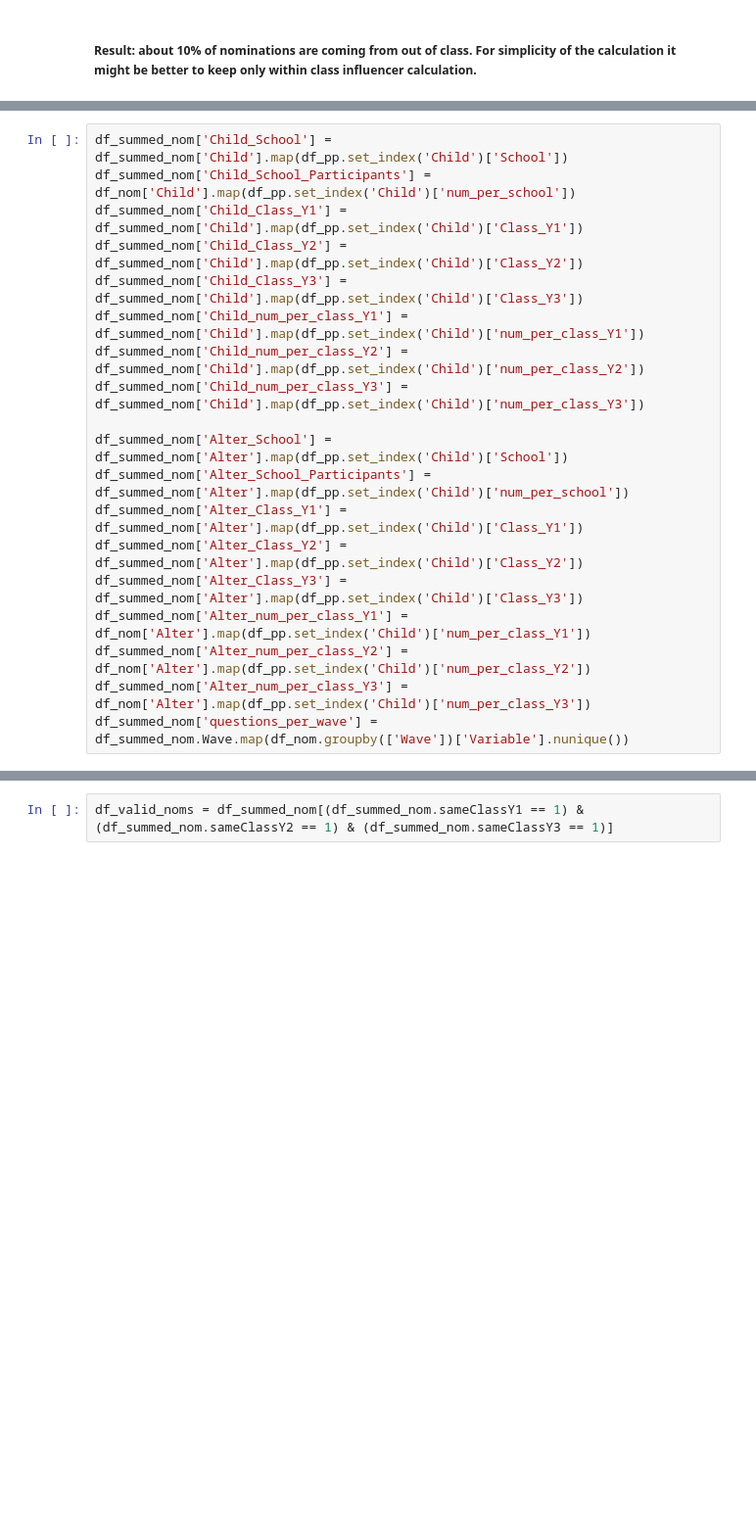
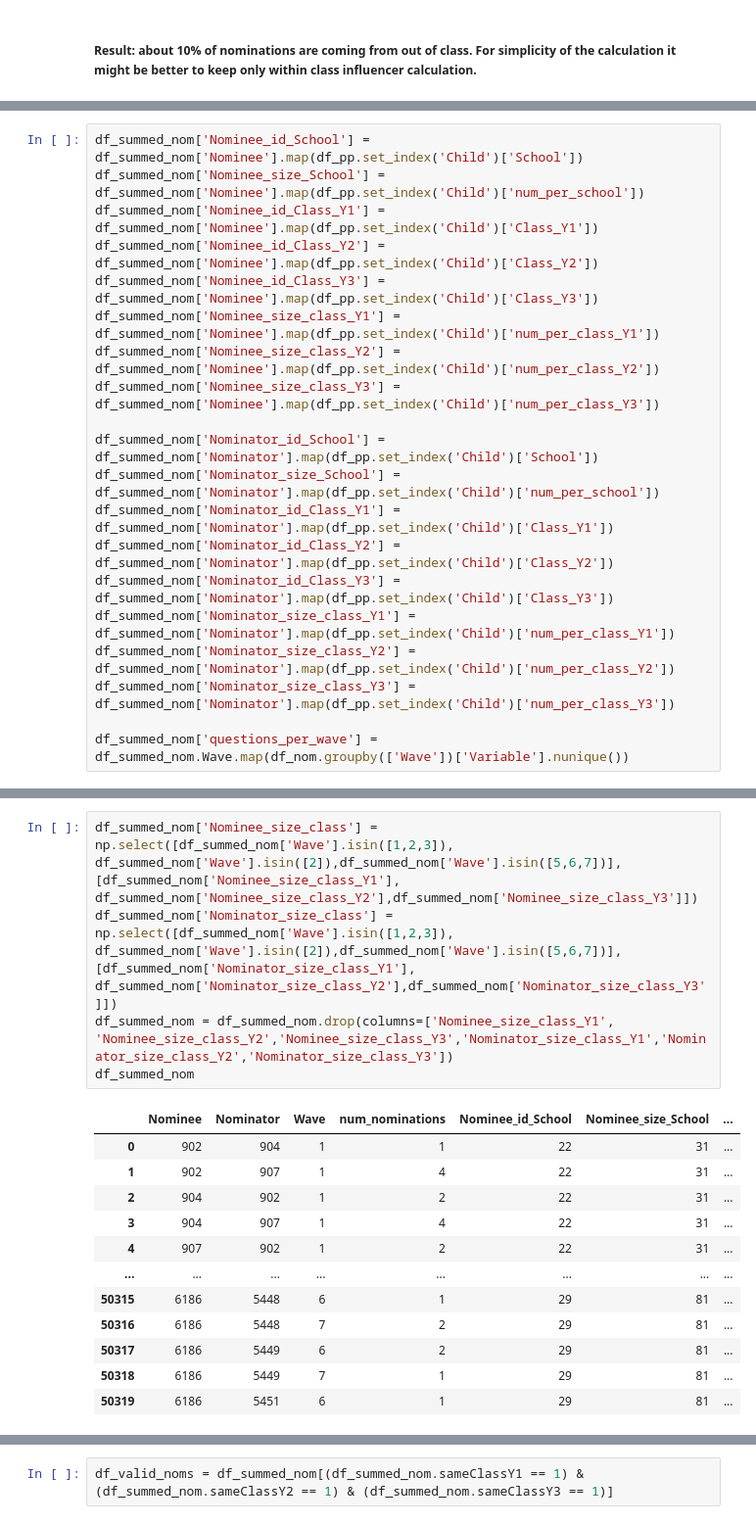
Before and after one commit to MovezNetwork/InfluencersPrediction, a Jupyter notebook: notebooks/EDA_Influencers.ipynb, the cells around one changed output, grey strips where cells are left out. Shown at 98% size. Cells and saved outputs as stored; diff of their text form; blank space fills up the shorter version.

```diff
--- a/notebooks/EDA_Influencers.ipynb
+++ b/notebooks/EDA_Influencers.ipynb
@@ -345,19 +191,20 @@ df_summed_nom
 # %%
-df_summed_nom['Child_School'] = df_summed_nom['Child'].map(df_pp.set_index('Child')['School'])
-df_summed_nom['Child_School_Participants'] = df_nom['Child'].map(df_pp.set_index('Child')['num_per_school'])
-df_summed_nom['Child_Class_Y1'] = df_summed_nom['Child'].map(df_pp.set_index('Child')['Class_Y1'])
-df_summed_nom['Child_Class_Y2'] = df_summed_nom['Child'].map(df_pp.set_index('Child')['Class_Y2'])
-df_summed_nom['Child_Class_Y3'] = df_summed_nom['Child'].map(df_pp.set_index('Child')['Class_Y3'])
-df_summed_nom['Child_num_per_class_Y1'] = df_summed_nom['Child'].map(df_pp.set_index('Child')['num_per_class_Y1'])
-df_summed_nom['Child_num_per_class_Y2'] = df_summed_nom['Child'].map(df_pp.set_index('Child')['num_per_class_Y2'])
-df_summed_nom['Child_num_per_class_Y3'] = df_summed_nom['Child'].map(df_pp.set_index('Child')['num_per_class_Y3'])
+df_summed_nom['Nominee_id_School'] = df_summed_nom['Nominee'].map(df_pp.set_index('Child')['School'])
+df_summed_nom['Nominee_size_School'] = df_summed_nom['Nominee'].map(df_pp.set_index('Child')['num_per_school'])
+df_summed_nom['Nominee_id_Class_Y1'] = df_summed_nom['Nominee'].map(df_pp.set_index('Child')['Class_Y1'])
+df_summed_nom['Nominee_id_Class_Y2'] = df_summed_nom['Nominee'].map(df_pp.set_index('Child')['Class_Y2'])
+df_summed_nom['Nominee_id_Class_Y3'] = df_summed_nom['Nominee'].map(df_pp.set_index('Child')['Class_Y3'])
+df_summed_nom['Nominee_size_class_Y1'] = df_summed_nom['Nominee'].map(df_pp.set_index('Child')['num_per_class_Y1'])
+df_summed_nom['Nominee_size_class_Y2'] = df_summed_nom['Nominee'].map(df_pp.set_index('Child')['num_per_class_Y2'])
+df_summed_nom['Nominee_size_class_Y3'] = df_summed_nom['Nominee'].map(df_pp.set_index('Child')['num_per_class_Y3'])
 
-df_summed_nom['Alter_School'] = df_summed_nom['Alter'].map(df_pp.set_index('Child')['School'])
-df_summed_nom['Alter_School_Participants'] = df_summed_nom['Alter'].map(df_pp.set_index('Child')['num_per_school'])
-df_summed_nom['Alter_Class_Y1'] = df_summed_nom['Alter'].map(df_pp.set_index('Child')['Class_Y1'])
-df_summed_nom['Alter_Class_Y2'] = df_summed_nom['Alter'].map(df_pp.set_index('Child')['Class_Y2'])
-df_summed_nom['Alter_Class_Y3'] = df_summed_nom['Alter'].map(df_pp.set_index('Child')['Class_Y3'])
-df_summed_nom['Alter_num_per_class_Y1'] = df_nom['Alter'].map(df_pp.set_index('Child')['num_per_class_Y1'])
-df_summed_nom['Alter_num_per_class_Y2'] = df_nom['Alter'].map(df_pp.set_index('Child')['num_per_class_Y2'])
-df_summed_nom['Alter_num_per_class_Y3'] = df_nom['Alter'].map(df_pp.set_index('Child')['num_per_class_Y3'])
+df_summed_nom['Nominator_id_School'] = df_summed_nom['Nominator'].map(df_pp.set_index('Child')['School'])
+df_summed_nom['Nominator_size_School'] = df_summed_nom['Nominator'].map(df_pp.set_index('Child')['num_per_school'])
+df_summed_nom['Nominator_id_Class_Y1'] = df_summed_nom['Nominator'].map(df_pp.set_index('Child')['Class_Y1'])
+df_summed_nom['Nominator_id_Class_Y2'] = df_summed_nom['Nominator'].map(df_pp.set_index('Child')['Class_Y2'])
+df_summed_nom['Nominator_id_Class_Y3'] = df_summed_nom['Nominator'].map(df_pp.set_index('Child')['Class_Y3'])
+df_summed_nom['Nominator_size_class_Y1'] = df_summed_nom['Nominator'].map(df_pp.set_index('Child')['num_per_class_Y1'])
+df_summed_nom['Nominator_size_class_Y2'] = df_summed_nom['Nominator'].map(df_pp.set_index('Child')['num_per_class_Y2'])
+df_summed_nom['Nominator_size_class_Y3'] = df_summed_nom['Nominator'].map(df_pp.set_index('Child')['num_per_class_Y3'])
+
 df_summed_nom['questions_per_wave'] = df_summed_nom.Wave.map(df_nom.groupby(['Wave'])['Variable'].nunique())
@@ -379,0 +211,18 @@ df_summed_nom
+# %%
+df_summed_nom['Nominee_size_class'] = np.select([df_summed_nom['Wave'].isin([1,2,3]), df_summed_nom['Wave'].isin([2]),df_summed_nom['Wave'].isin([5,6,7])], [df_summed_nom['Nominee_size_class_Y1'], df_summed_nom['Nominee_size_class_Y2'],df_summed_nom['Nominee_size_class_Y3']])
+df_summed_nom['Nominator_size_class'] = np.select([df_summed_nom['Wave'].isin([1,2,3]), df_summed_nom['Wave'].isin([2]),df_summed_nom['Wave'].isin([5,6,7])], [df_summed_nom['Nominator_size_class_Y1'], df_summed_nom['Nominator_size_class_Y2'],df_summed_nom['Nominator_size_class_Y3']])
+df_summed_nom = df_summed_nom.drop(columns=['Nominee_size_class_Y1', 'Nominee_size_class_Y2','Nominee_size_class_Y3','Nominator_size_class_Y1','Nominator_size_class_Y2','Nominator_size_class_Y3'])
+df_summed_nom
+# %% [output]
+|  | Nominee | Nominator | Wave | num_nominations | Nominee_id_School | Nominee_size_School | ... |
+| 0 | 902 | 904 | 1 | 1 | 22 | 31 | ... |
+| 1 | 902 | 907 | 1 | 4 | 22 | 31 | ... |
+| 2 | 904 | 902 | 1 | 2 | 22 | 31 | ... |
+| 3 | 904 | 907 | 1 | 4 | 22 | 31 | ... |
+| 4 | 907 | 902 | 1 | 2 | 22 | 31 | ... |
+| ... | ... | ... | ... | ... | ... | ... | ... |
+| 50315 | 6186 | 5448 | 6 | 1 | 29 | 81 | ... |
+| 50316 | 6186 | 5448 | 7 | 2 | 29 | 81 | ... |
+| 50317 | 6186 | 5449 | 6 | 2 | 29 | 81 | ... |
+| 50318 | 6186 | 5449 | 7 | 1 | 29 | 81 | ... |
+| 50319 | 6186 | 5451 | 6 | 1 | 29 | 81 | ... |
```
Also changed, not shown: parts of 44 cells of this notebook.
